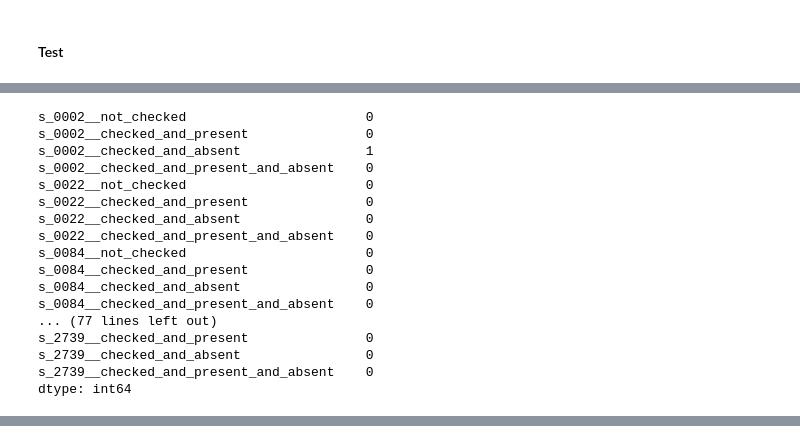
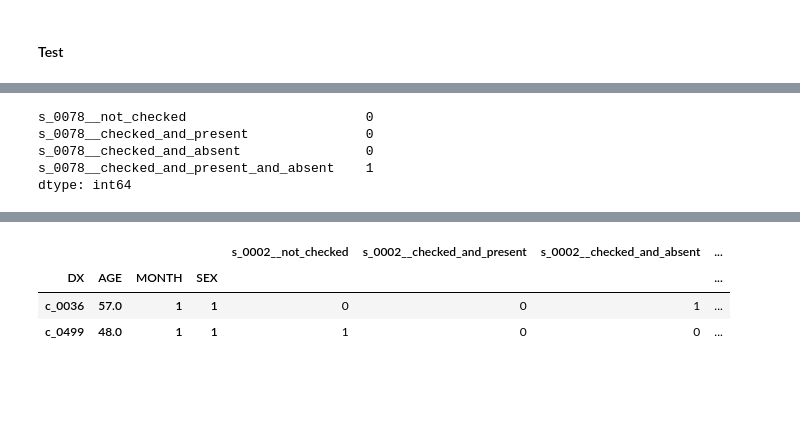
Before and after one commit to GYANTINC/ehr_dx, a Jupyter notebook: notebooks/Format.ipynb, the cells around one changed output, grey strips where cells are left out. Drawn from its saved outputs; the diff is of its cells as text; code cells hidden in the pictures; blank space fills up the shorter version.

```diff
--- a/notebooks/Format.ipynb
+++ b/notebooks/Format.ipynb
@@ -378,20 +380,11 @@ array(['s_0002', 's_0022', 's_0084', 's_0136', 's_0180', 's_0242',
-# %%
-convert(pres_and_abs_df.filter(like='s_0002').iloc[1,:], symptoms=['s_0002'])
-# %% [output]
-s_0002__not_checked                       0
-s_0002__checked_and_present               0
-s_0002__checked_and_absent                1
-s_0002__checked_and_present_and_absent    0
-s_0022__not_checked                       0
-s_0022__checked_and_present               0
-s_0022__checked_and_absent                0
-s_0022__checked_and_present_and_absent    0
-s_0084__not_checked                       0
-s_0084__checked_and_present               0
-s_0084__checked_and_absent                0
-s_0084__checked_and_present_and_absent    0
-... (77 lines left out)
-s_2739__checked_and_present               0
-s_2739__checked_and_absent                0
-s_2739__checked_and_present_and_absent    0
-dtype: int64
+# %%
+convert(pres_and_abs_df.filter(like='s_0078').iloc[0,:], symptoms=['s_0078'], all_possible_symptoms_and_possibilites=[s for s in all_possible_symptoms_and_possibilites if s.startswith('s_0078') ])
+# %% [output]
+s_0078__not_checked                       0
+s_0078__checked_and_present               0
+s_0078__checked_and_absent                0
+s_0078__checked_and_present_and_absent    1
+dtype: int64
+# %%
+pres_and_abs_df.progress_apply(func=convert, axis=1)
+# %% [output]
@@ -397,0 +392,4 @@ dtype: int64
+|  |  |  |  | s_0002__not_checked | s_0002__checked_and_present | s_0002__checked_and_absent | ... |
+| DX | AGE | MONTH | SEX |  |  |  | ... |
+| c_0036 | 57.0 | 1 | 1 | 0 | 0 | 1 | ... |
+| c_0499 | 48.0 | 1 | 1 | 1 | 0 | 0 | ... |
```
Also changed, not shown: parts of 16 cells of this notebook.
